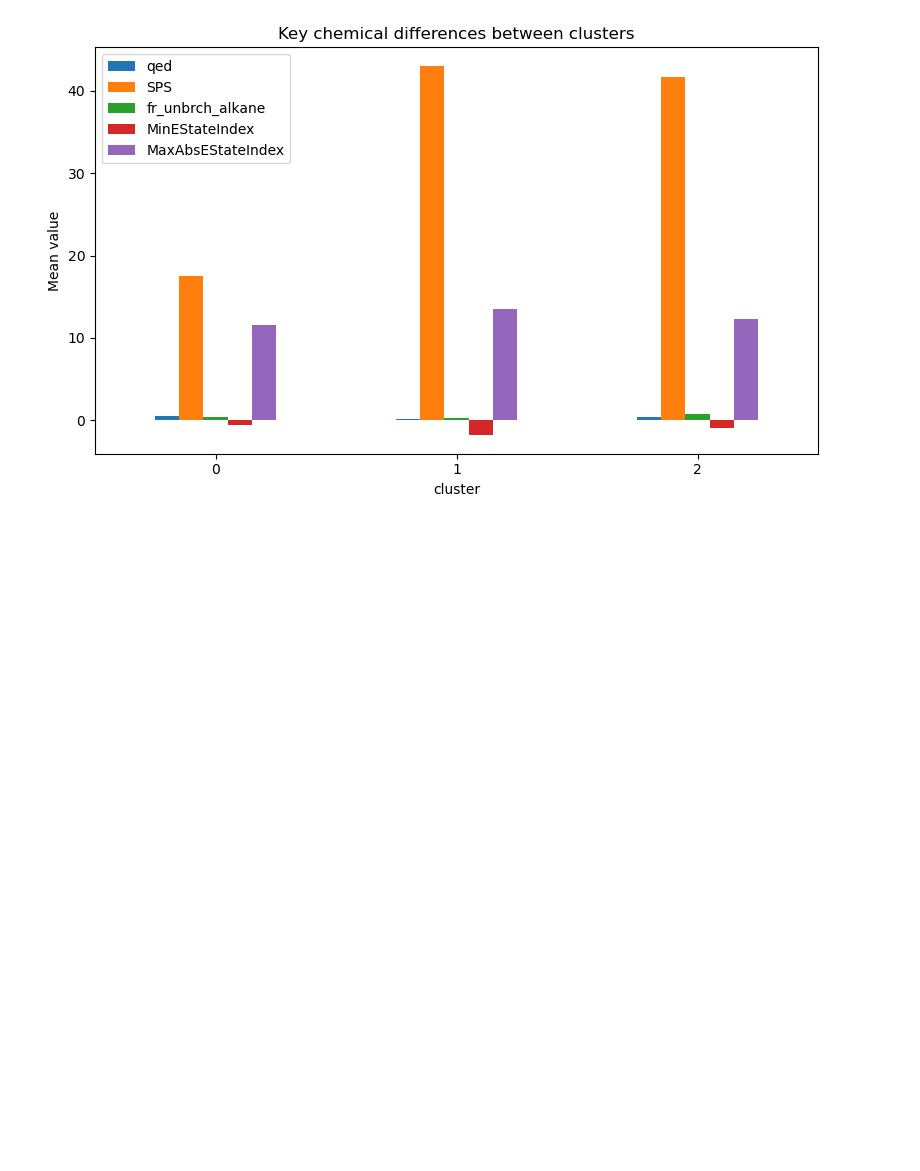
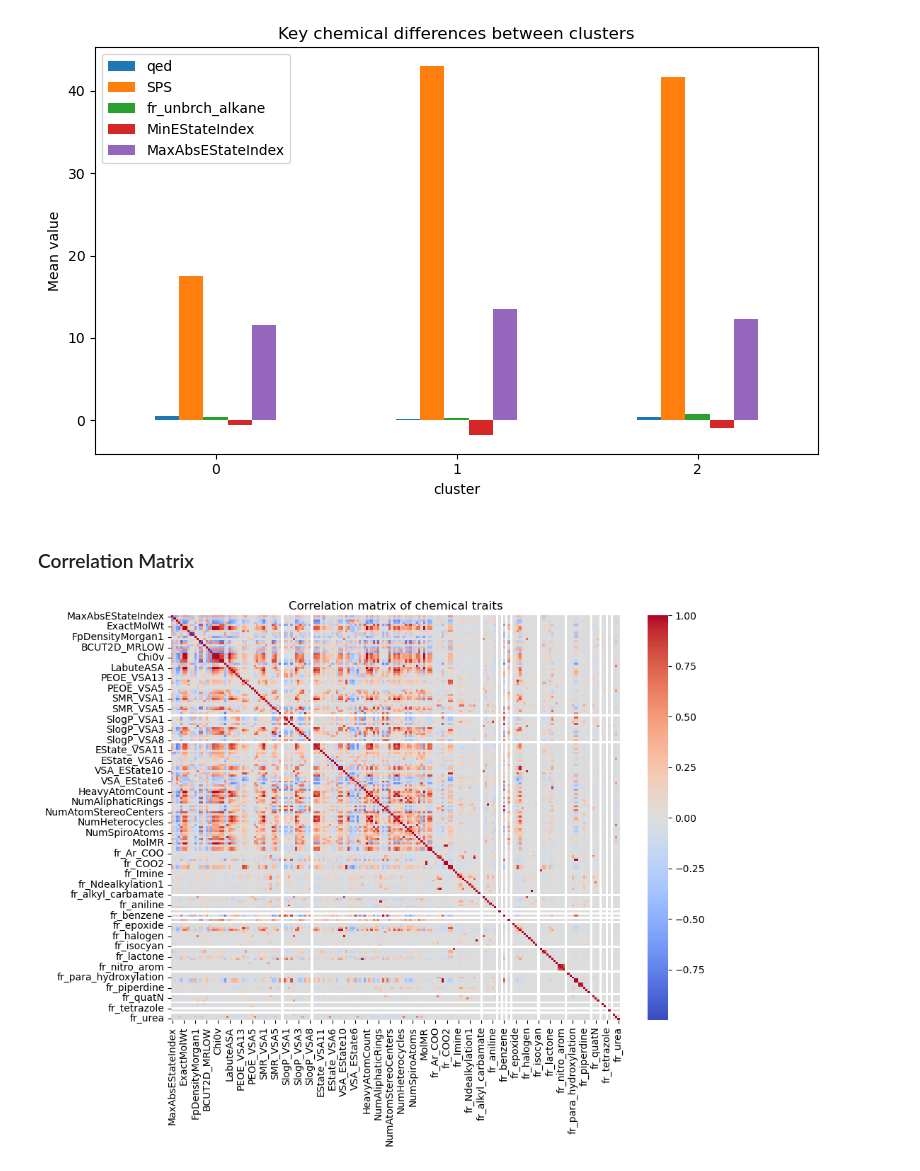
Before and after one commit to Smuggyboiii/DSA103_DataProject_SJ, a Jupyter notebook: scripts/derive_chemistry.ipynb, the cells around one changed output. Cells and saved outputs as stored; diff of their text form; code cells hidden in the pictures; blank space fills up the shorter version.

```diff
--- a/scripts/derive_chemistry.ipynb
+++ b/scripts/derive_chemistry.ipynb
@@ -232,3 +232,14 @@ plt.tight_layout()
 plt.show()
 # %% [output]
 [figure]
+# %% [markdown]
+### Correlation Matrix
+# %%
+corr = compOut_num.corr()
+plt.figure(figsize=(10, 8))
+sns.heatmap(corr, cmap="coolwarm", center=0)
+plt.title("Correlation matrix of chemical traits")
+plt.tight_layout()
+plt.show()
+# %% [output]
+[figure, added]
```
Also changed, not shown: parts of 1 cell of this notebook.
